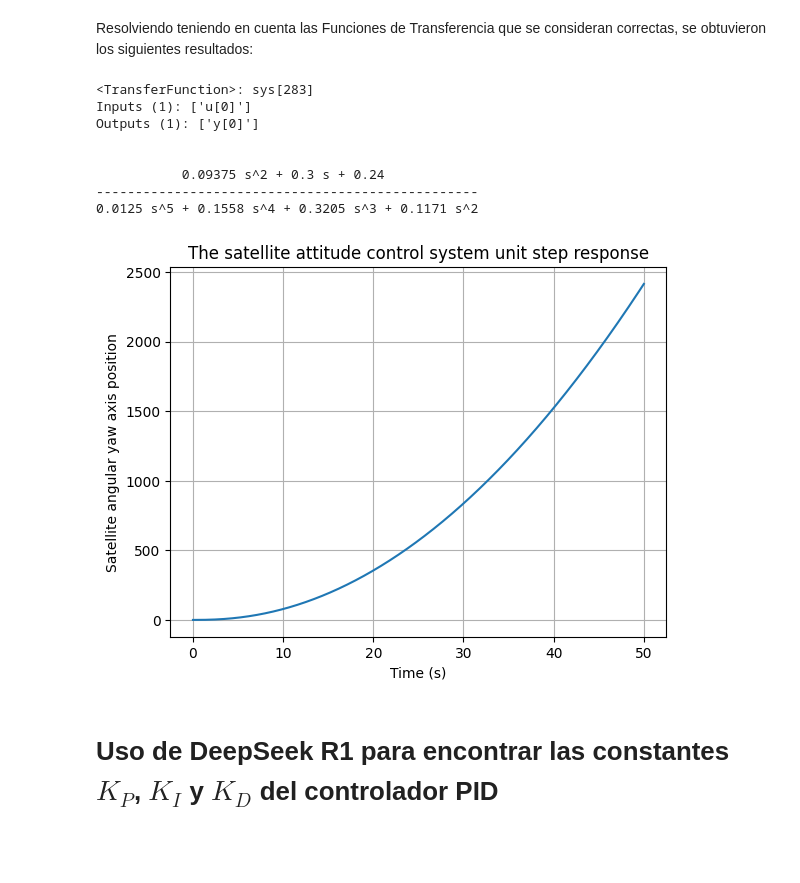
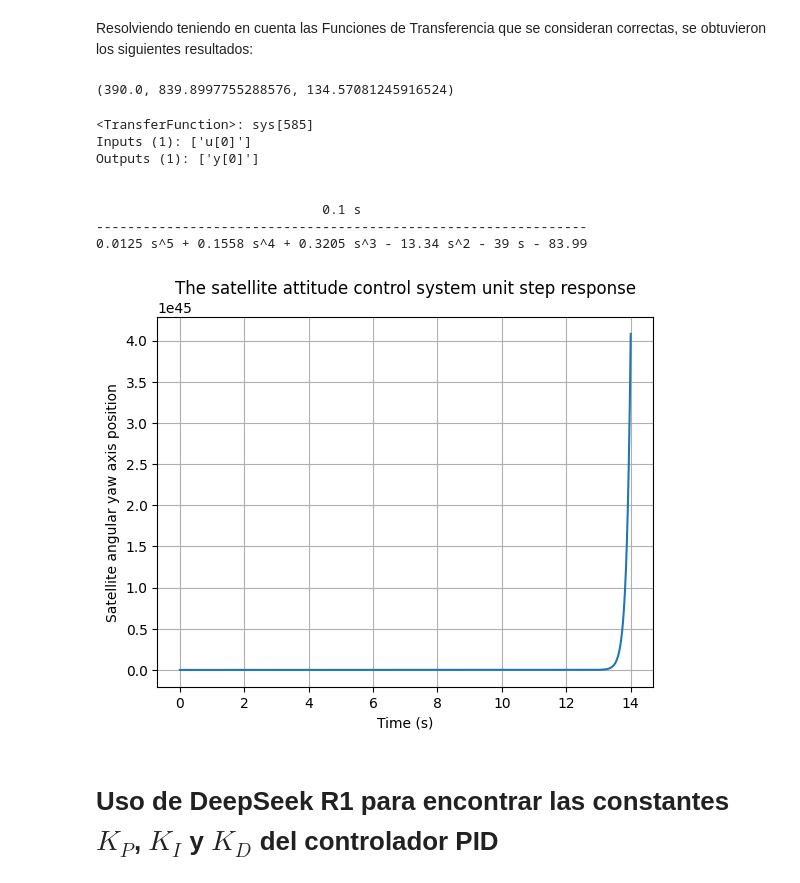
Before and after one commit to FacuBelisario/Tesis-MSE, a Jupyter notebook: SistemasDeControl/SistemaDeControlPID.ipynb, the cells around one changed output. Saved outputs shown, nothing was run; the diff lists cells and outputs as text; code cells hidden in the pictures; blank space fills up the shorter version.

```diff
--- a/SistemasDeControl/SistemaDeControlPID.ipynb
+++ b/SistemasDeControl/SistemaDeControlPID.ipynb
@@ -334,55 +334,75 @@ Max overshoot = 1.0428168016846302
 Settling time = 1.18 sec
 # %% [markdown]
 Resolviendo teniendo en cuenta las Funciones de Transferencia que se consideran correctas, se obtuvieron los siguientes resultados:
+# %%
+# Cálculo de ζ (factor de amortiguamiento) para sobrepaso < 5%
+import numpy as np
+
+# Relación entre sobrepaso y factor de amortiguamiento ζ
+Mp = 0.05  # 5% de sobrepaso
+zeta = -np.log(Mp) / np.sqrt(np.pi**2 + (np.log(Mp))**2)
+
+# Relación entre ζ, wn y tiempo de establecimiento (Ts < 2s)
+Ts = 2  # Tiempo de establecimiento
+wn = 4 / (zeta * Ts)  # Frecuencia natural
+
+# Ajuste de Kp, Ki y Kd según respuesta transitoria
+Kp_new = (2 * zeta * wn - 0.1) / 0.01  # Aproximación basada en el modelo
+Ki_new = (wn**2) / 0.01
+Kd_new = (2 * zeta * wn - 0.1) / (0.01 * wn)
+
+Kp_new, Ki_new, Kd_new
+# %% [output]
+(390.0, 839.8997755288576, 134.57081245916524)
 # %%
 import numpy as np
 import control as ctrl
 import matplotlib.pyplot as plt
 
 # Definir el tiempo de simulación
-t = np.arange(0, 50.01, 0.01)  # De 0 a 14 s con paso de 0.01 s
+t = np.arange(0, 14.01, 0.01)  # De 0 a 14 s con paso de 0.01 s
 
 # Definir la Funión de Transferencia
 
 s = ctrl.tf('s')
 
-num = 0.01
+num = 0.1
 den = s*(0.0125 * s**3 + 0.15585* s**2  + 0.32045*s + 0.117117)
 
-num_PID = 9.375*s**2 + 30*s + 24
+num_PID = 134.5708*s**2 + 390*s + 839.8998
 den_PID = s
 
 # Crear el sistema de control
 
 sys = num/den
 sys_PID = num_PID/den_PID
 
 sys_Cont = sys_PID * sys
 
-TF_Cont = ctrl.series(sys_Cont, 1)
+TF_Cont = ctrl.feedback(sys, sys_PID, 1)
 
 print(TF_Cont)
 
 # Obtener la respuesta al escalón
 t_out, y = ctrl.step_response(TF_Cont, t)
 
 # Graficar la respuesta al escalón
 plt.plot(t_out, y)
 plt.grid()
 plt.title('The satellite attitude control system unit step response')
 plt.xlabel('Time (s)')
 plt.ylabel('Satellite angular yaw axis position')
 plt.show()
 # %% [output]
-<TransferFunction>: sys[283]
+<TransferFunction>: sys[585]
 Inputs (1): ['u[0]']
 Outputs (1): ['y[0]']
 
 
-           0.09375 s^2 + 0.3 s + 0.24
--------------------------------------------------
-0.0125 s^5 + 0.1558 s^4 + 0.3205 s^3 + 0.1171 s^2
+                             0.1 s
+---------------------------------------------------------------
+0.0125 s^5 + 0.1558 s^4 + 0.3205 s^3 - 13.34 s^2 - 39 s - 83.99
-[figure, old version]
+[figure, new version]
 # %% [markdown]
 # Uso de DeepSeek R1 para encontrar las constantes $K_{P}$, $K_{I}$ y $K_{D}$ del controlador PID
 # %%
```
